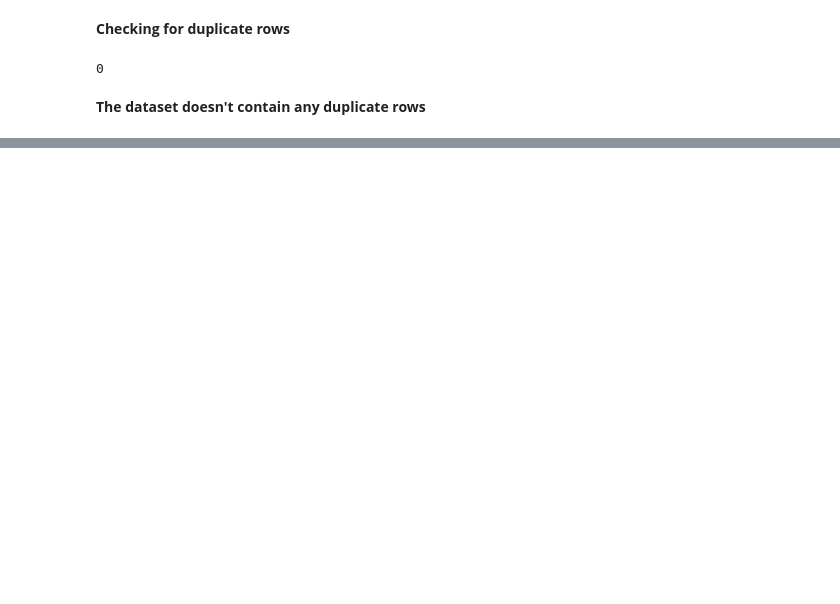
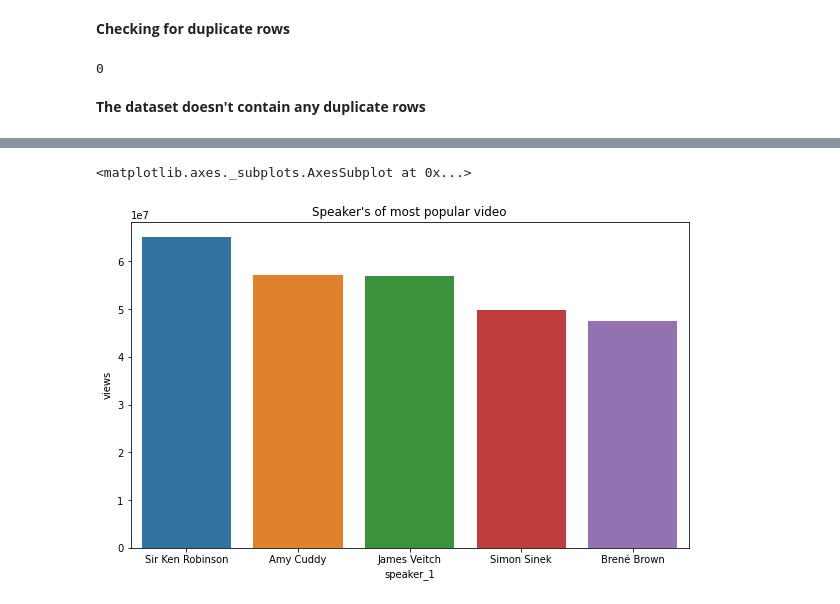
Before and after one commit to Shantanuh10/Ted-Talk-Views-Prediction-Project, a Jupyter notebook: Capstone_project_2_Ted_Talks.ipynb, the cells around one changed output, grey strips where cells are left out. Saved outputs shown, nothing was run; the diff lists cells and outputs as text; code cells hidden in the pictures; blank space fills up the shorter version.

```diff
--- a/Capstone_project_2_Ted_Talks.ipynb
+++ b/Capstone_project_2_Ted_Talks.ipynb
@@ -205,0 +252,3 @@ df.duplicated().sum()
+# %%
+#dropping the url column
+df=df.drop(columns=['url'])
@@ -205,0 +259,4 @@ df.duplicated().sum()
+# %%
+#Extarcting the records of top 5 most viewed videos
+pop_df=df.nlargest(5, ['views'])
+pop_df[['speaker_1','views','title']]
@@ -205,0 +270,8 @@ df.duplicated().sum()
+# %%
+#plotting Speaker's of most popular video
+plt.figure(figsize=(10,6))
+plt.title("Speaker's of most popular video")
+sns.barplot(x='speaker_1',y='views',data=pop_df)
+# %% [output]
+<matplotlib.axes._subplots.AxesSubplot at 0x...>
+[figure, added]
```
Also changed, not shown: parts of 7 cells of this notebook.
